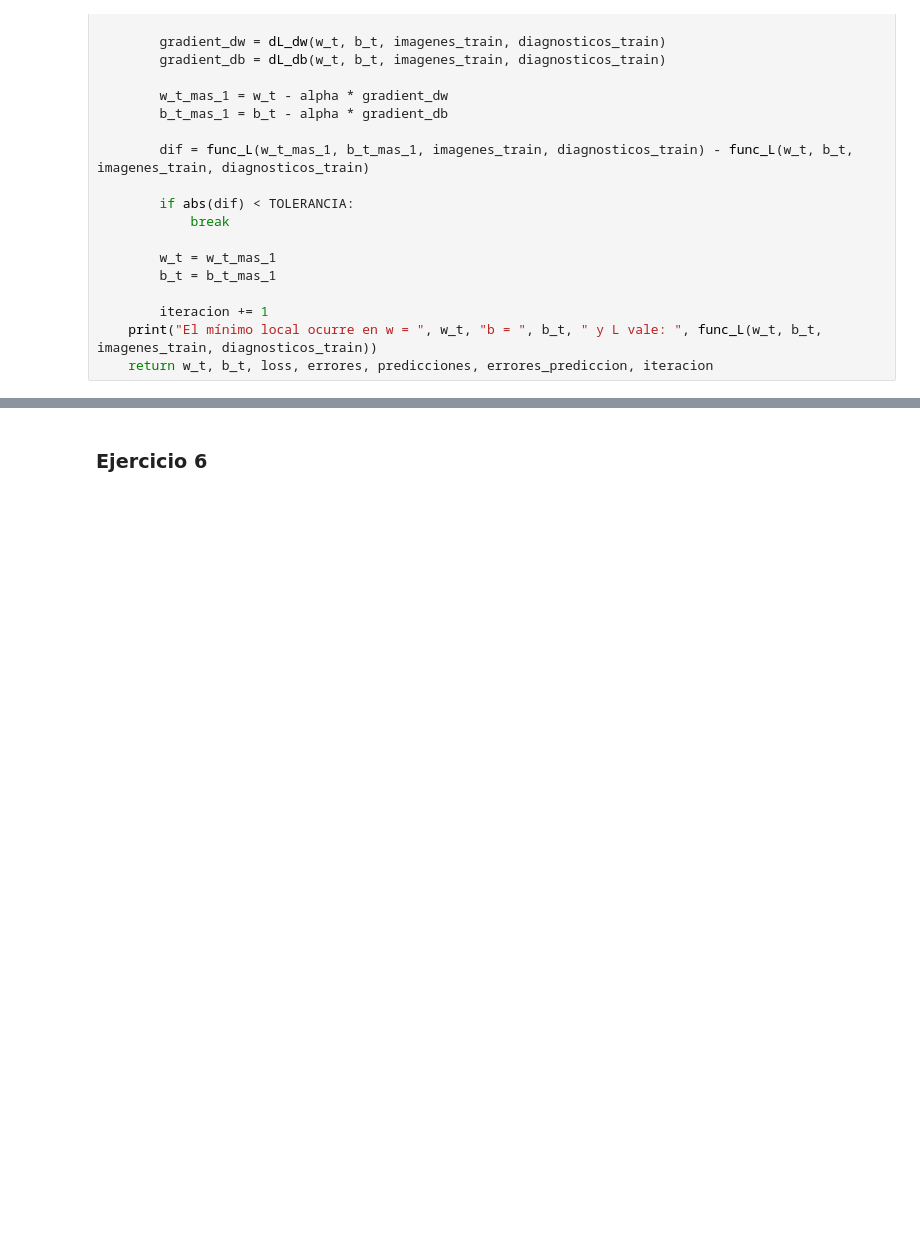
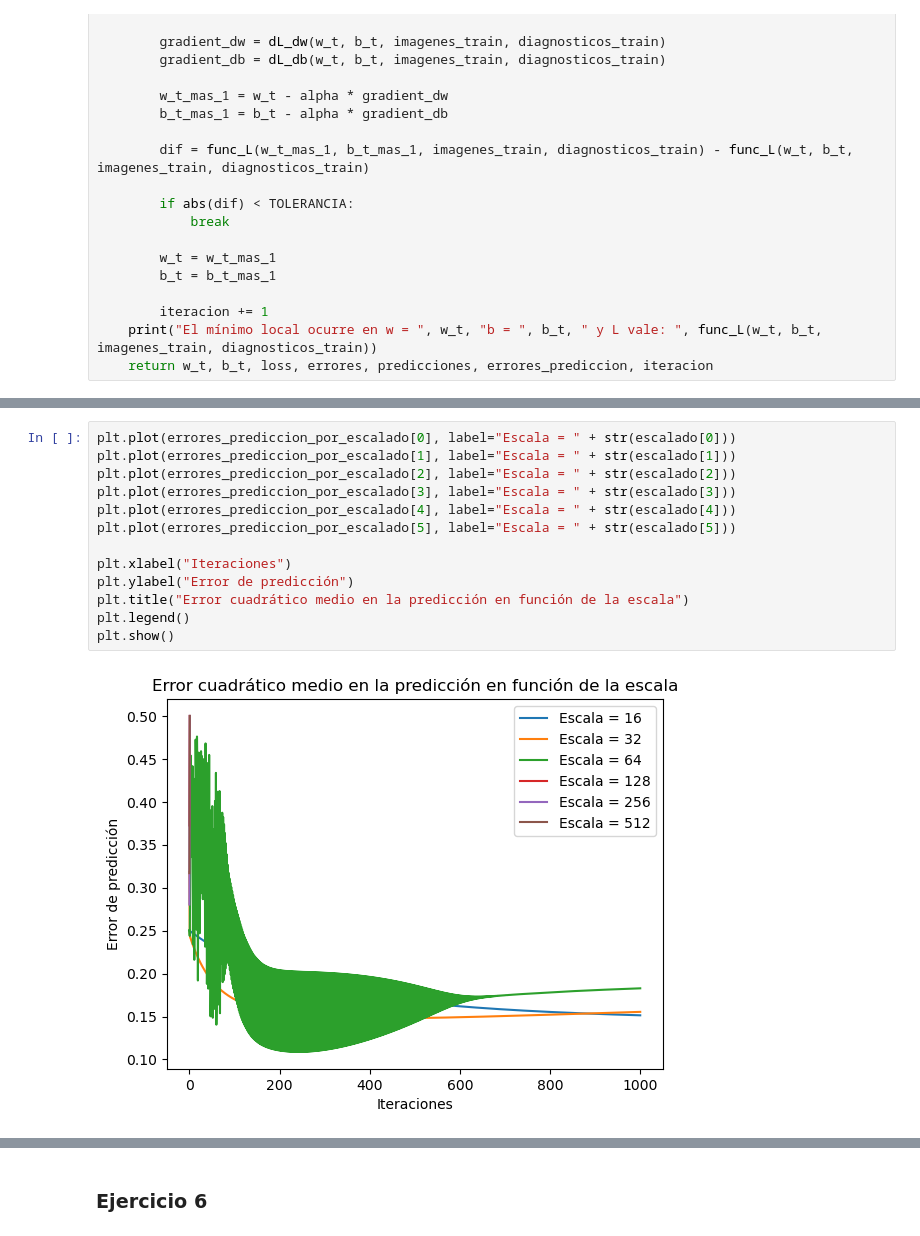
Before and after one commit to catadolhare/tp2_metodos_cauzzo_dolhare, a Jupyter notebook: DescXGrad.ipynb, the cells around one changed output, grey strips where cells are left out. Cells and saved outputs as stored; diff of their text form; blank space fills up the shorter version.

```diff
--- a/DescXGrad.ipynb
+++ b/DescXGrad.ipynb
@@ -508,0 +544,15 @@ Escala:  128 tiempo: 449.39289450645447
+# %%
+plt.plot(errores_prediccion_por_escalado[0], label="Escala = " + str(escalado[0]))
+plt.plot(errores_prediccion_por_escalado[1], label="Escala = " + str(escalado[1]))
+plt.plot(errores_prediccion_por_escalado[2], label="Escala = " + str(escalado[2]))
+plt.plot(errores_prediccion_por_escalado[3], label="Escala = " + str(escalado[3]))
+plt.plot(errores_prediccion_por_escalado[4], label="Escala = " + str(escalado[4]))
+plt.plot(errores_prediccion_por_escalado[5], label="Escala = " + str(escalado[5]))
+
+plt.xlabel("Iteraciones")
+plt.ylabel("Error de predicción")
+plt.title("Error cuadrático medio en la predicción en función de la escala")
+plt.legend()
+plt.show()
+# %% [output]
+[figure, added]
```
Also changed, not shown: parts of 13 cells of this notebook.
